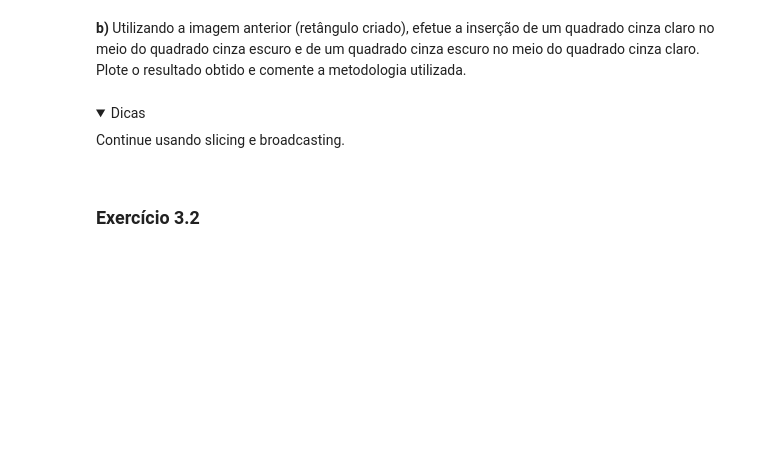
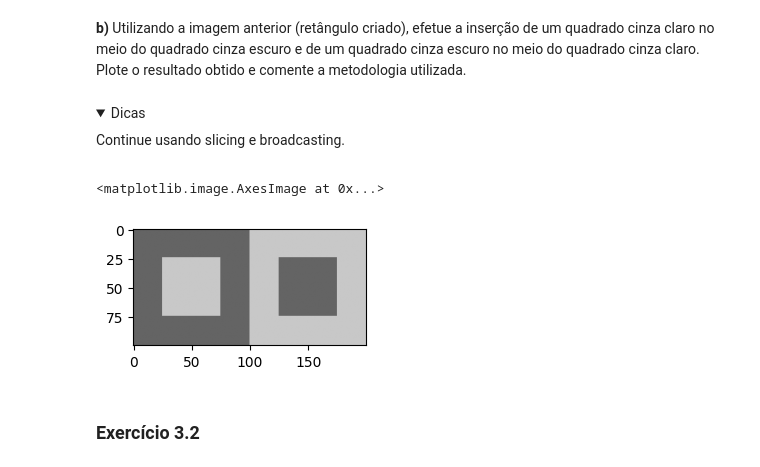
Before and after one commit to UNICAMP-EA979/2026s1-pi01-numpy-Patricio-Andre, a Jupyter notebook: Atividade.ipynb, the cells around one changed output. Drawn from its saved outputs; the diff is of its cells as text; code cells hidden in the pictures; folded sections open; blank space fills up the shorter version.

```diff
--- a/Atividade.ipynb
+++ b/Atividade.ipynb
@@ -429,3 +467,21 @@ plt.imshow(array,vmin=0, vmax=255, cmap='gray')
+# %%
+a = 100
+b = 200
+c = 100
+d = 200
+
+array = np.zeros([a, b], dtype=np.uint8)
+array[:,0:a] = [c]
+array[:,a:b] = [d]
+# usamos o exemplo anterior e passamos a usar também variáveis para mudar o tamanho do veotr caso desejássemos
+# dividimos o retangulo na vertical por 4 e na horizontal por 8 para gerar quadrados centrados em cada parte
+array[a//4:3*a//4,b//8:3*b//8] = [d]
+array[a//4:3*a//4,b*5//8:7*b//8] = [c]
+plt.figure(figsize = (3,3))
+plt.imshow(array,vmin=0, vmax=255, cmap='gray')
+# %% [output]
+<matplotlib.image.AxesImage at 0x...>
+[figure, added]
 # %% [markdown]
 ### Exercício 3.2
 # %% [markdown]
```
Also changed, not shown: parts of 26 cells of this notebook.
